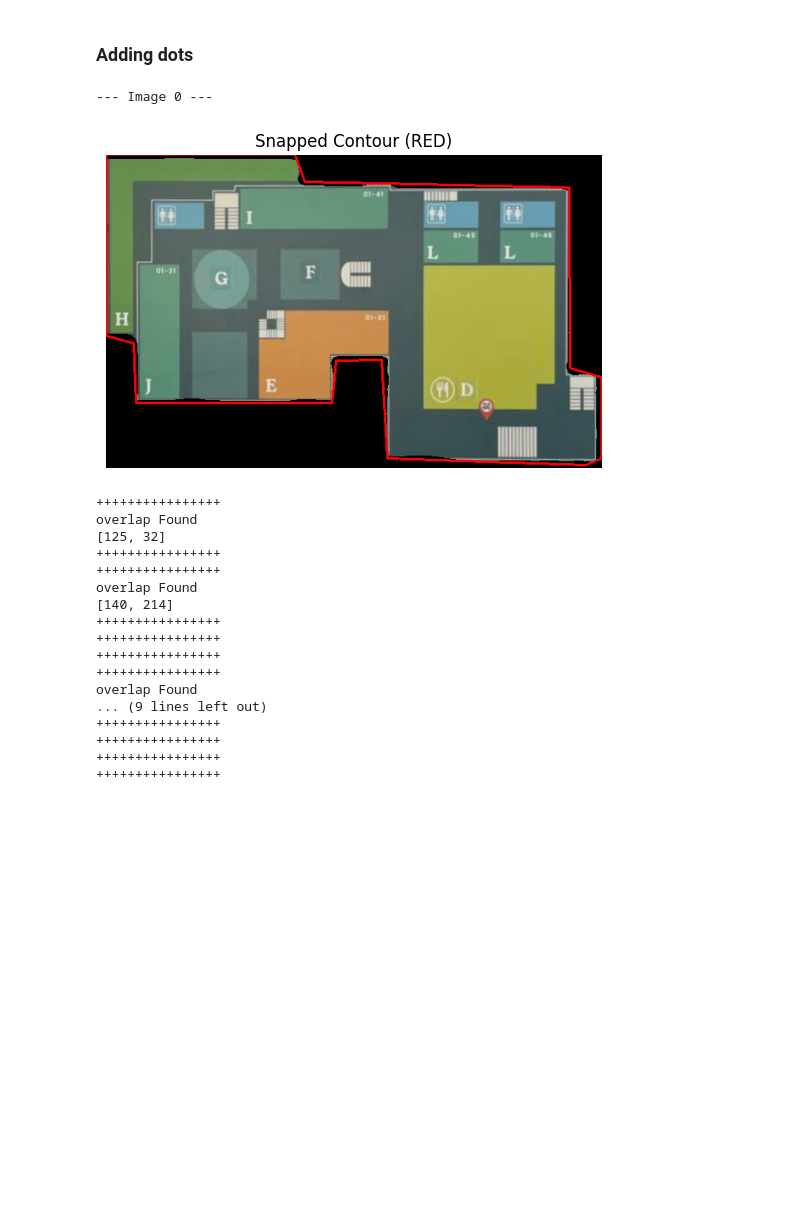
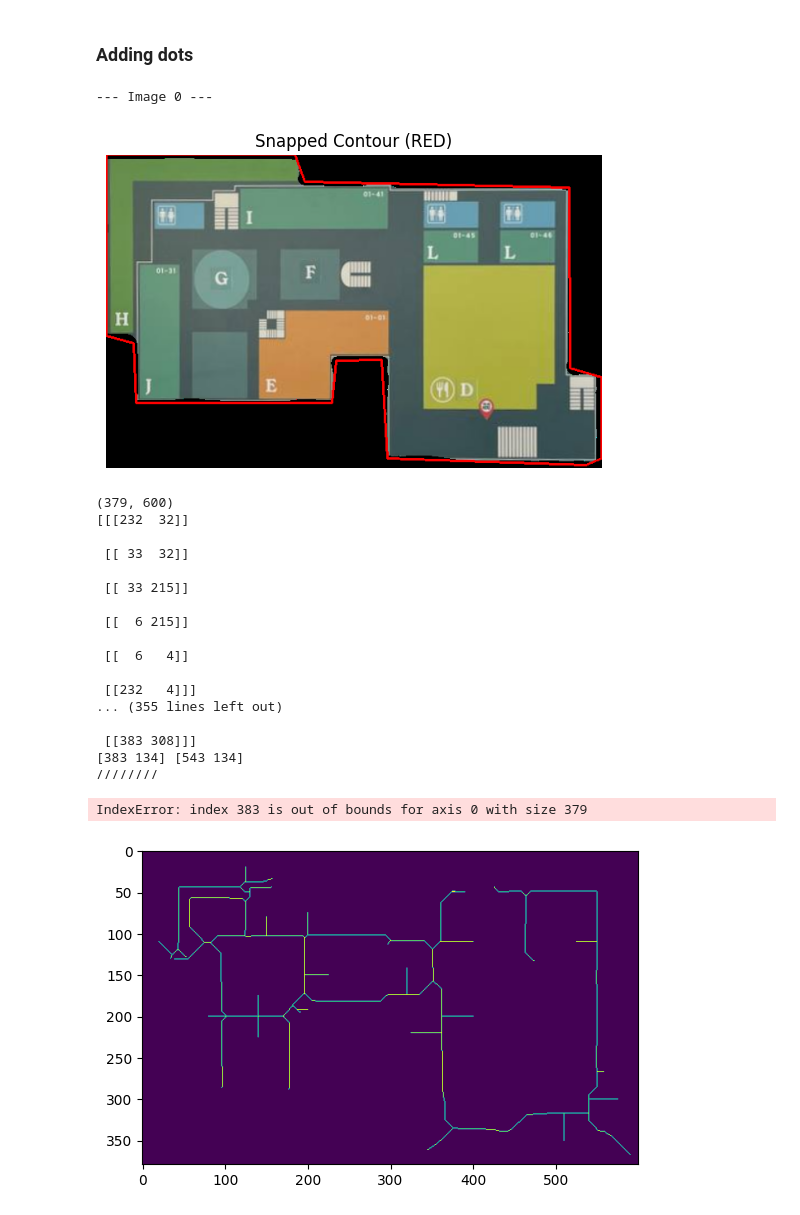
Before and after one commit to Shockbob17/SyDS, a Jupyter notebook: syds_backend/pythons/formingNumpy.ipynb, the cells around one changed output. Drawn from its saved outputs; the diff is of its cells as text; code cells hidden in the pictures; blank space fills up the shorter version.

```diff
--- a/syds_backend/pythons/formingNumpy.ipynb
+++ b/syds_backend/pythons/formingNumpy.ipynb
@@ -372,47 +400,59 @@ with open("data.json") as f:
 
     for index, base64_img in enumerate(walkways):
         print(f"\n--- Image {index} ---")
 
         # Getting the agent walking path shape file (based on walkway not into shops yet)
         skeleton = process_image(base64_img)
         # print(skeleton)
 
         # # Getting the points of the wall
         paddedImg = base64_to_image(paddedImages[index])
         outerWallPoints = plottingOuterWalls(paddedImg)
 
         nodes = extraNodes.get(index, [])
         # draw_nodes(nodes, paddedImg)
         working_skeleton = skeleton.copy()
         for node in nodes:
             working_skeleton, _ = createNewPathWithCoordinate(node, working_skeleton, 100)
         # plot_overlay_with_lines(paddedImg, working_skeleton, "New route")
 
 
         # # Getting the bouynding box for different types of land features
         walkwayImage = base64_to_image(base64_img)
         blockDict = gettingElementsBoundingBox(allRegions, shapes, index)
 
+        print(working_skeleton.shape)
+
+        jsonDumps ={}
+        # print(working_skeleton.tolist())
+        # output_skeleton =
+        jsonDumps['paths'] = working_skeleton.tolist()
+        jsonDumps['tenants'] = {k : [arr.tolist() for arr in listed] for k, listed in blockDict.items()}
+        with open('processed.json', 'w') as file:
+            json.dump(jsonDumps, file, indent=2)
+
         # Bursting through the walls to create a route
         breakThroughWalls(working_skeleton, blockDict)
         break
 # %% [output]
 --- Image 0 ---
 [figure]
-++++++++++++++++
-overlap Found
-[125, 32]
-++++++++++++++++
-++++++++++++++++
-overlap Found
-[140, 214]
-++++++++++++++++
-++++++++++++++++
-++++++++++++++++
-++++++++++++++++
-overlap Found
-... (9 lines left out)
-++++++++++++++++
-++++++++++++++++
-++++++++++++++++
-++++++++++++++++
+(379, 600)
+[[[232  32]]
+
+ [[ 33  32]]
+
+ [[ 33 215]]
+
+ [[  6 215]]
+
+ [[  6   4]]
+
+ [[232   4]]]
+... (355 lines left out)
+
+ [[383 308]]]
+[383 134] [543 134]
+////////
+IndexError: index 383 is out of bounds for axis 0 with size 379
+[figure, added]
```
Also changed, not shown: parts of 1 cell of this notebook, 2 other files.
